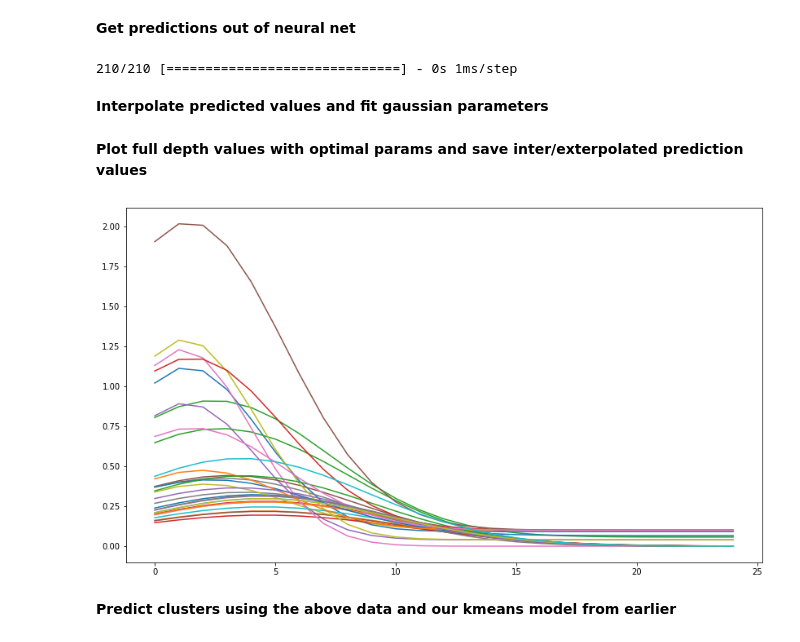
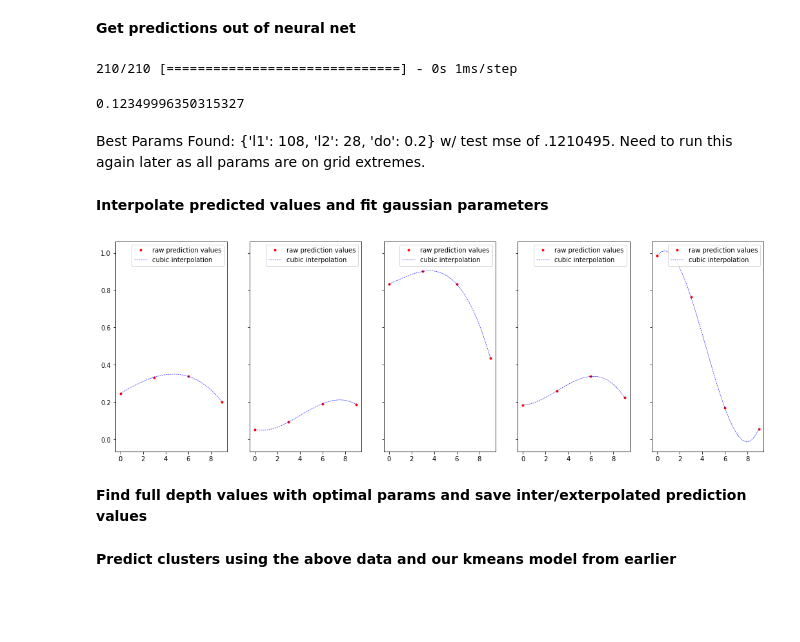
Before and after one commit to gnyirjesy/ocean-depth-characterization, a Jupyter notebook: preliminary_models/date_pipeline_bh.ipynb, the cells around one changed output. Drawn from its saved outputs; the diff is of its cells as text; code cells hidden in the pictures; blank space fills up the shorter version.

```diff
--- a/preliminary_models/date_pipeline_bh.ipynb
+++ b/preliminary_models/date_pipeline_bh.ipynb
@@ -150,8 +165,12 @@ Epoch 10/10
 # %%
 preds = nn_model.predict(X_test_dtc)
 actuals = Y_test_dtc.to_numpy()
+mean_squared_error(actuals, preds)
 # %% [output]
 210/210 [==============================] - 0s 1ms/step
+0.12349996350315327
+# %% [markdown]
+Best Params Found: {'l1': 108, 'l2': 28, 'do': 0.2} w/ test mse of .1210495. Need to run this again later as all params are on grid extremes.
 # %% [markdown]
 **Interpolate predicted values and fit gaussian parameters**
 # %%
@@ -160,31 +179,37 @@ def func(x, a, b, c, u):
 # %%
 optimal_params = list()
 xdata = np.linspace(0, 9, 4)
 xnew = np.linspace(0, 9, 25)
-bounds = ([-5.0, 0, 0, -1.0], [10.0, 5.0, 0.1, 4.5])
-for p in preds[:30, :]:
+bounds = ([0, 0.008, 0, 0], [10.0, 0.2, 0.1, 16])
+fig, ax = plt.subplots(1, 5, figsize=(18, 6), sharey=True)
+for i, p in enumerate(preds):
     f = interp1d(xdata, p, kind='cubic')
     pinter = f(xnew)
     try:
         popt, pcov = curve_fit(func, xnew, pinter, bounds=bounds)
     except RuntimeError:
         continue
     optimal_params.append(popt)
+    if i < 5:
+        ax[i].plot([0, 3, 6, 9], p, 'r.', label='raw prediction values')
+        ax[i].plot(xnew, pinter, 'b--', linewidth=0.6, label='cubic interpolation')
+        ax[i].legend()
+plt.show()
+# %% [output]
+[figure, added]
 # %% [markdown]
-**Plot full depth values with optimal params and save inter/exterpolated prediction values**
+**Find full depth values with optimal params and save inter/exterpolated prediction values**
 # %%
-fig, ax = plt.subplots(1, 1, figsize=(14, 8))
+# fig, ax = plt.subplots(1, 1, figsize=(14, 8))
 xlong = np.linspace(0, 24, 25)
 ylong_preds = list()
 for opt in optimal_params:
     ylong = func(xlong, *opt)
     ylong_preds.append(ylong)
-    ax.plot(xlong, ylong)
-plt.show()
+    # ax.plot(xlong, ylong)
+# plt.show()
 
 ylong_preds = pd.DataFrame(np.array(ylong_preds)).rename({k:v for (k,v) in zip([i for i in range(25)], ['depth_bin_' + str(i) for i in range(25)])}, axis=1)
-# %% [output]
-[figure, removed]
 # %% [markdown]
 **Predict clusters using the above data and our kmeans model from earlier**
 # %%
```
Also changed, not shown: parts of 14 cells of this notebook, 16 other files.
